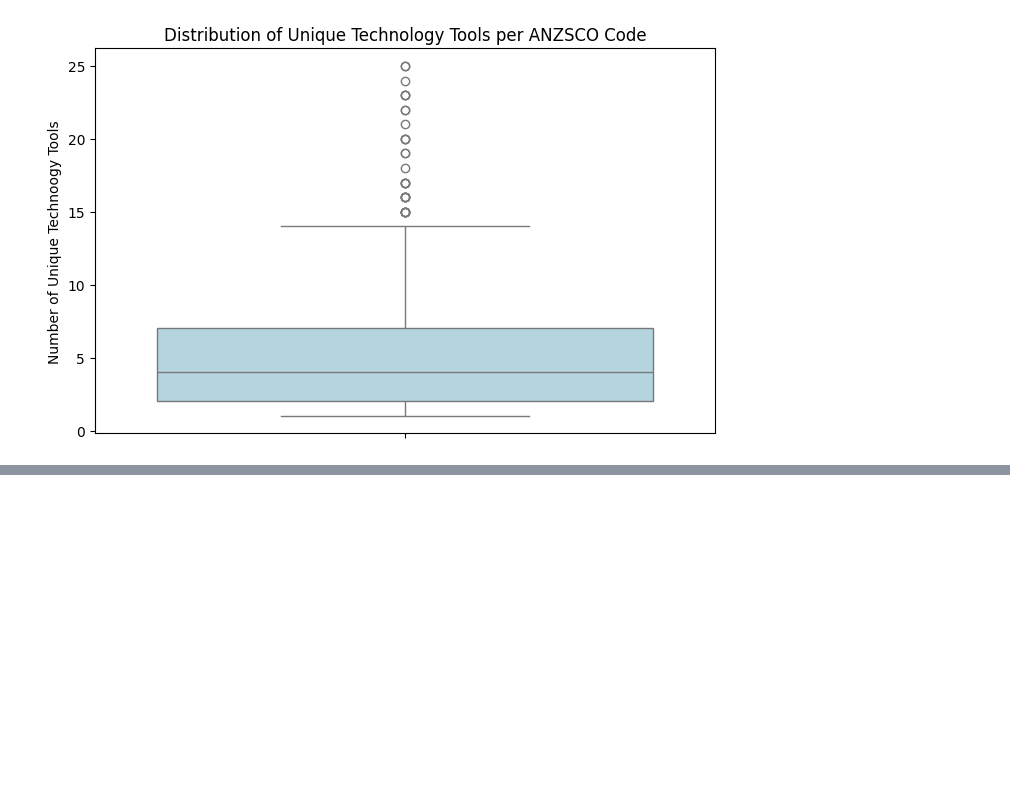
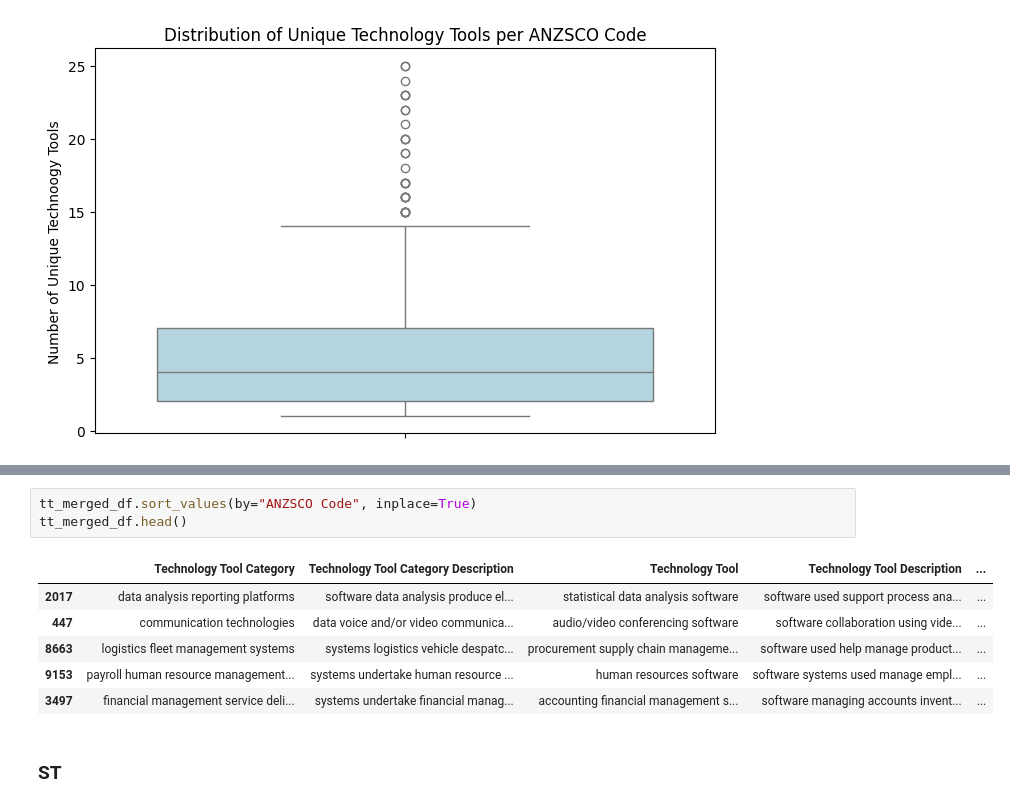
Before and after one commit to SidArora01/TextAnalysis-NLP-AT1, a Jupyter notebook: Initial EDA.ipynb, the cells around one changed output, grey strips where cells are left out. Drawn from its saved outputs; the diff is of its cells as text; blank space fills up the shorter version.

```diff
--- a/Initial EDA.ipynb
+++ b/Initial EDA.ipynb
@@ -416,0 +643,12 @@ print(top_outliers)
+# %%
+tt_merged_df.sort_values(by="ANZSCO Code", inplace=True)
+tt_merged_df.head()
+# %% [output]
+|  | Technology Tool Category | Technology Tool Category Description | Technology Tool | Technology Tool Description | ... |
+| 2017 | data analysis reporting platforms | software data analysis produce el... | statistical data analysis software | software used support process ana... | ... |
+| 447 | communication technologies | data voice and/or video communica... | audio/video conferencing software | software collaboration using vide... | ... |
+| 8663 | logistics fleet management systems | systems logistics vehicle despatc... | procurement supply chain manageme... | software used help manage product... | ... |
+| 9153 | payroll human resource management... | systems undertake human resource ... | human resources software | software systems used manage empl... | ... |
+| 3497 | financial management service deli... | systems undertake financial manag... | accounting financial management s... | software managing accounts invent... | ... |
+# %% [markdown]
+### ST
```
Also changed, not shown: parts of 46 cells of this notebook.
